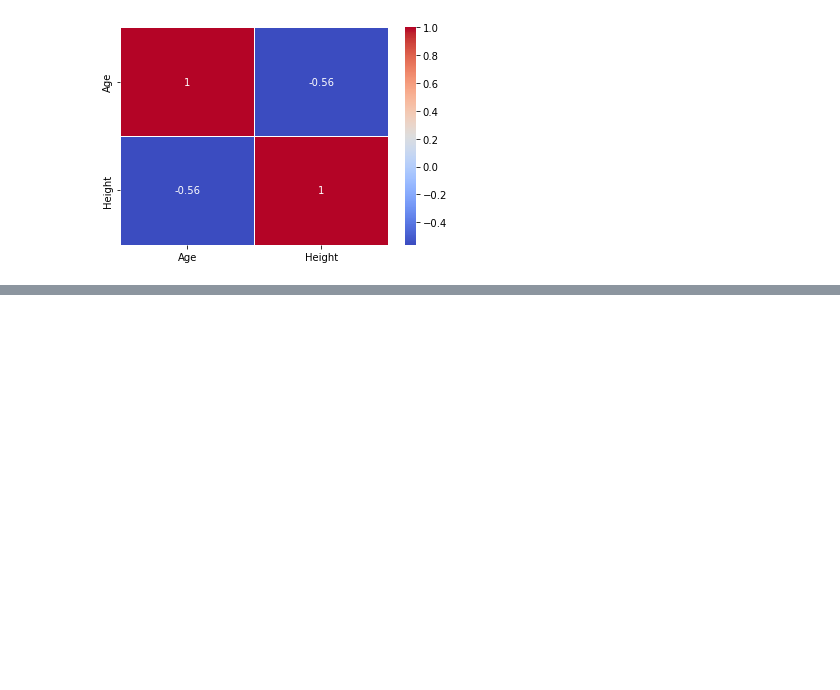
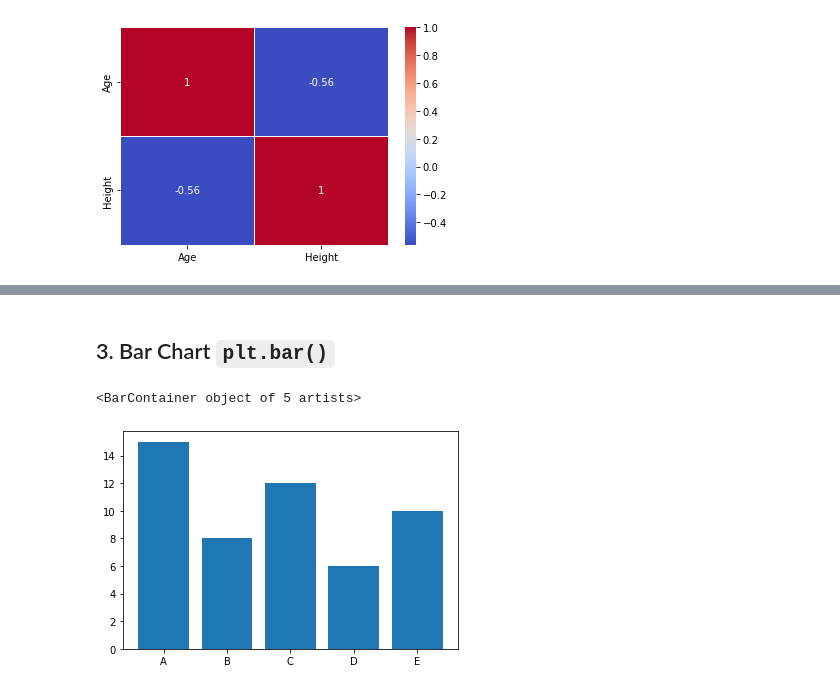
Before and after one commit to Slliki/Python_Data_Analysis, a Jupyter notebook: Python/Data Visualization.ipynb, the cells around one changed output, grey strips where cells are left out. Cells and saved outputs as stored; diff of their text form; code cells hidden in the pictures; blank space fills up the shorter version.

```diff
--- a/Python/Data Visualization.ipynb
+++ b/Python/Data Visualization.ipynb
@@ -136,0 +182,9 @@ plt.show()
+# %% [markdown]
+## 3. Bar Chart `plt.bar()`
+# %%
+categories = ['A', 'B', 'C', 'D', 'E']
+values = [15, 8, 12, 6, 10]
+plt.bar(categories, values)
+# %% [output]
+<BarContainer object of 5 artists>
+[figure, added]
```
Also changed, not shown: parts of 18 cells of this notebook, 7 other files.
